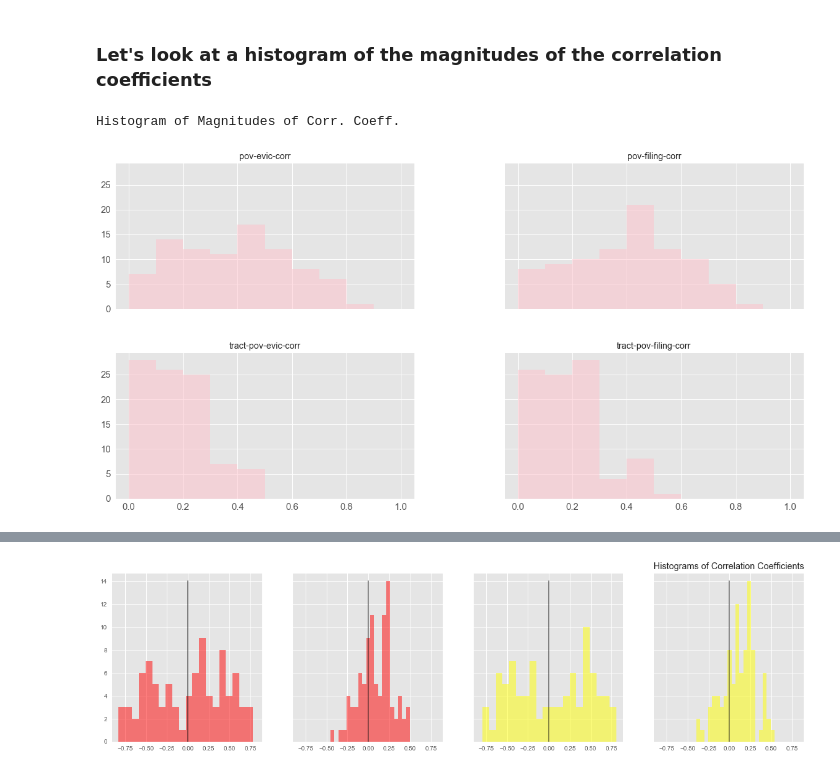
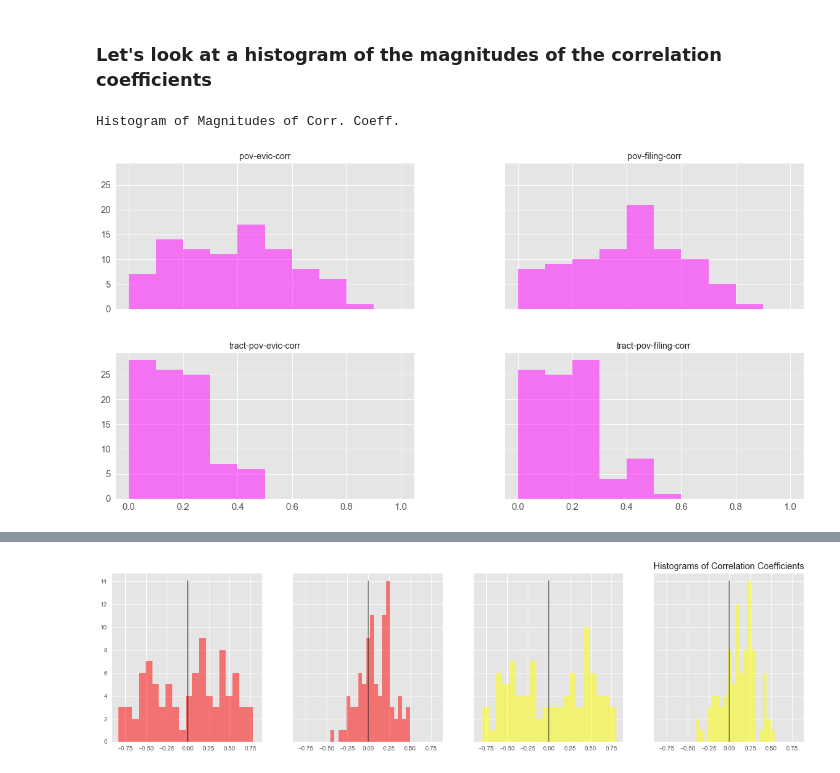
Before and after one commit to paulo-g-martinez/eviction-lab-tn-nss-capstone, a Jupyter notebook: regression-analysis-with-corrected-flags.ipynb, the cells around one changed output, grey strips where cells are left out. Drawn from its saved outputs; the diff is of its cells as text; code cells hidden in the pictures.

```diff
--- a/regression-analysis-with-corrected-flags.ipynb
+++ b/regression-analysis-with-corrected-flags.ipynb
@@ -809,14 +947,14 @@ Histograms of county correlation coefficients
 # %%
 print('Histogram of Magnitudes of Corr. Coeff.')
 county_correlations_df[['pov-evic-corr', 'tract-pov-evic-corr', 'pov-filing-corr',
        'tract-pov-filing-corr']].apply(abs).hist(alpha = .5, sharex= True, sharey= True,
                             figsize= (20, 10), xlabelsize = 15, ylabelsize = 15,
-                            range = (0, 1), bins = 10, color = 'pink'
+                            range = (0, 1), bins = 10, color = 'magenta'
                            )
 plt.show()
 # %% [output]
 Histogram of Magnitudes of Corr. Coeff.
-[figure, old version]
+[figure, new version]
 # %%
 county_correlations_df.plot(kind = 'hist', alpha = 0.3)
 plt.show()
```
Also changed, not shown: parts of 47 cells of this notebook.
